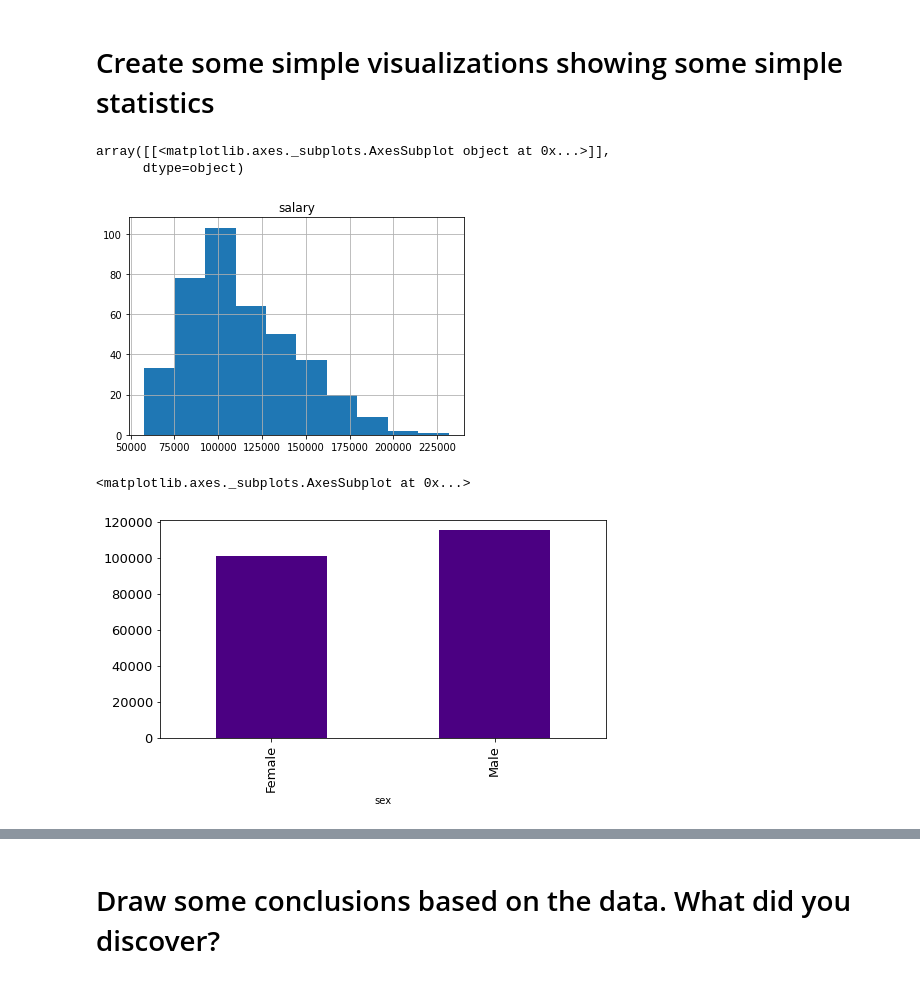
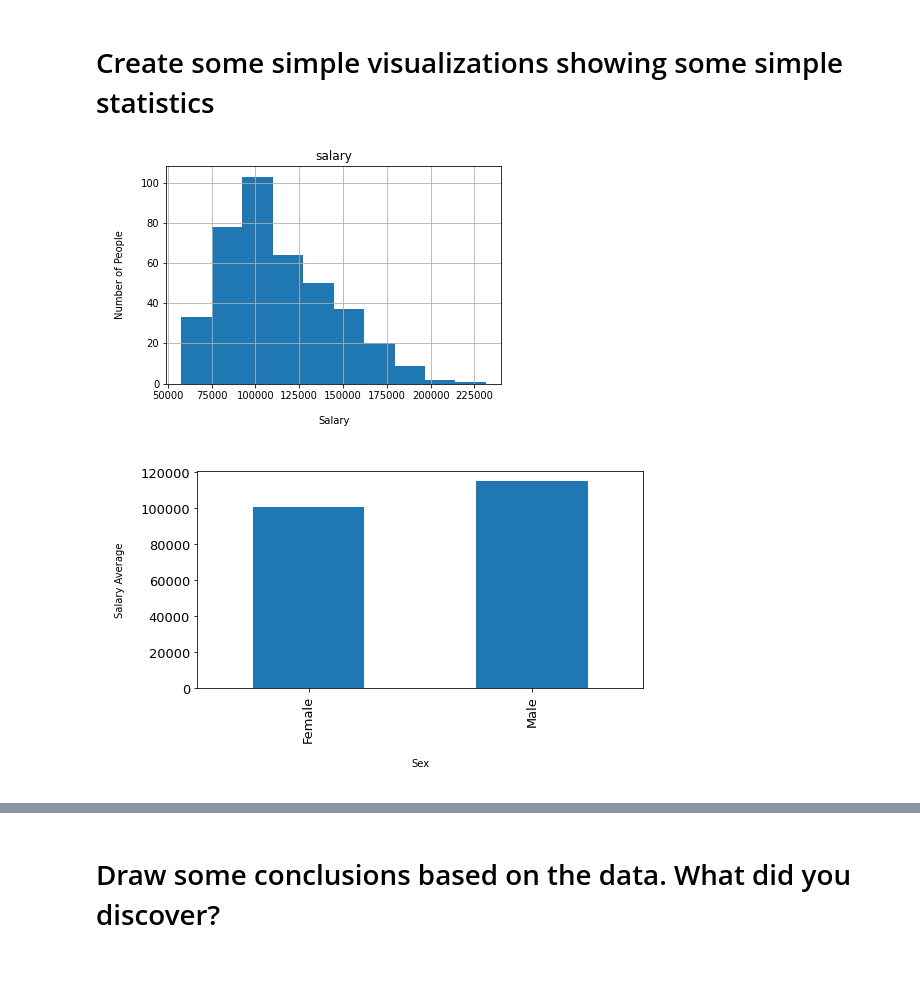
Before and after one commit to BasiraS/data_analytics, a Jupyter notebook: Python/Unit3_L2_Python_Advanced_Pandas_DataWrangling_Assignment.ipynb, the cells around one changed output, grey strips where cells are left out. Cells and saved outputs as stored; diff of their text form; code cells hidden in the pictures.

```diff
--- a/Python/Unit3_L2_Python_Advanced_Pandas_DataWrangling_Assignment.ipynb
+++ b/Python/Unit3_L2_Python_Advanced_Pandas_DataWrangling_Assignment.ipynb
@@ -231,13 +231,16 @@ df.rename(columns={'Unnamed: 0': 'Person #', 'rank': 'Title', 'discipline': 'Tra
 # %%
 # Number of people with a certain type of salary
 new_df.hist()
+plt.xlabel('\nSalary\n')
+plt.ylabel('\nNumber of People\n')
+plt.show()
 # %% [output]
-array([[<matplotlib.axes._subplots.AxesSubplot object at 0x...>]],
-      dtype=object)
-[figure, old version]
+[figure, new version]
 # %%
-# Comparison between Male and Female Employees
-df.groupby(['sex'])['salary'].mean().plot(kind='bar', figsize=(8,4), color="indigo", fontsize=13)
+# Comparison between Male and Female Employees Average Salary
+df.groupby(['sex'])['salary'].mean().plot(kind='bar', figsize=(8,4), fontsize=13)
+plt.xlabel('\nSex\n')
+plt.ylabel('\nSalary Average\n')
+plt.show()
 # %% [output]
-<matplotlib.axes._subplots.AxesSubplot at 0x...>
-[figure, old version]
+[figure, new version]
```
Also changed, not shown: parts of 16 cells of this notebook.
